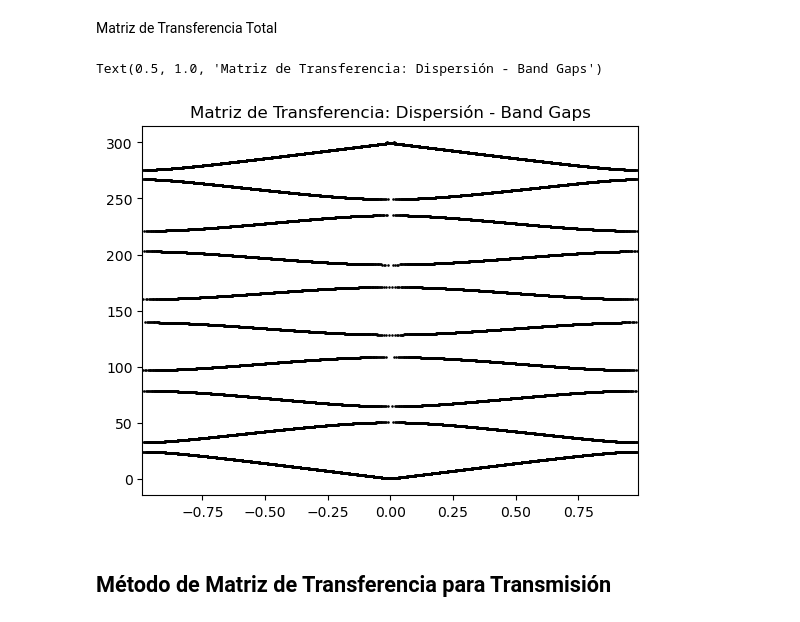
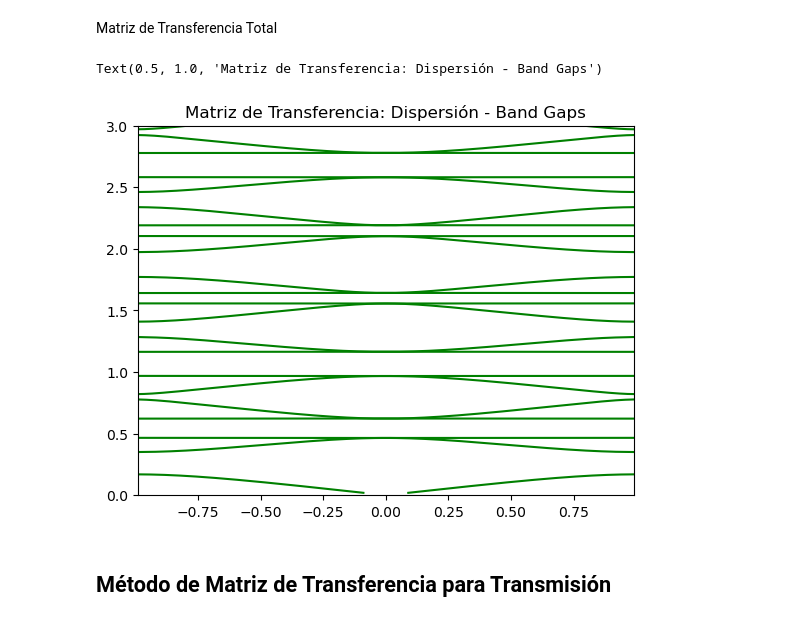
Before and after one commit to Jwpr-dpr/Tesis, a Jupyter notebook: CristalFotonico.ipynb, the cells around one changed output. Saved outputs shown, nothing was run; the diff lists cells and outputs as text; code cells hidden in the pictures.

```diff
--- a/CristalFotonico.ipynb
+++ b/CristalFotonico.ipynb
@@ -17,9 +18,11 @@ u_a = 1
 # %% [markdown]
 Capa $B$
 # %%
-b = 2
+b = 4e-6
 e_b = 1
 u_b = 1
+
+freN=10e12
 # %% [markdown]
 Ahora, definimos los índices de refracción, en este caso los representamos al cuadrado
 # %%
@@ -28,22 +31,24 @@ n_b2 = e_b * u_b
 # %% [markdown]
 Establecemos las condiciones para la capa $A$, en este caso, $Q$ está premultiplicado por $\frac{a}{2}$
 # %%
+ce = 3e8
+
 def Q_a(v,theta):
-    return (np.pi / 300) * v * (a/2) * np.sqrt(n_a2 - np.sin(theta)**2)
+    return (2*np.pi*v)*np.sqrt(n_a2 - np.sin(theta)**2)*a/ce
 
 def M_a(v,theta):
-    m = np.array([[np.cos(1*Q_a(v,theta)), u_a*a/(2 * Q_a(v,theta)) * np.sin(1 * Q_a(v,theta)) ],
-                  [-2 * Q_a(v,theta)/(u_a * a) * np.sin(Q_a(v,theta)) , np.cos(1*Q_a(v,theta))]])
+    m = np.array([[np.cos(1*Q_a(v,theta)), u_a*a/( Q_a(v,theta)) * np.sin(1 * Q_a(v,theta)) ],
+                  [- Q_a(v,theta)/(u_a * a) * np.sin(Q_a(v,theta)) , np.cos(1*Q_a(v,theta))]])
     return m
 # %% [markdown]
 Ahora las condiciones para la capa $B$
 # %%
 def Q_b(v,theta):
-    return (np.pi / 300) * v * np.sqrt(n_b2 - np.sin(theta)**2) * (b/2)
+    return (2*np.pi*v)* np.sqrt(n_b2 - np.sin(theta)**2)*b/ce
 
 def M_b(v,theta):
-    m = np.array([[np.cos(1*Q_b(v,theta)), u_b * b/ (2 * Q_b(v,theta)) * np.sin(1 * Q_b(v,theta)) ],
-                  [-2 * Q_b(v,theta)/(u_b * b) * np.sin(Q_b(v,theta)) , np.cos(1*Q_b(v,theta))]])
+    m = np.array([[np.cos(1*Q_b(v,theta)), u_b * b/ (Q_b(v,theta)) * np.sin(1 * Q_b(v,theta)) ],
+                  [-Q_b(v,theta)/(u_b * b) * np.sin(Q_b(v,theta)) , np.cos(1*Q_b(v,theta))]])
     return m
 # %% [markdown]
 Matriz de Transferencia Total
@@ -62,18 +67,21 @@ def X(v,theta):
         return -1
     else:
         return (1/np.pi) * ((np.arccos((1/2)* MAT(v,theta)))).real
+# %%
+cte=(a+b)/ce
+vs = np.arange(0.1,300,0.001)*freN
+freqs = vs*cte
+values = [X(v,theta) for v in vs]
+valuesNeg = [-X(v,theta) for v in vs]
 # %%
-vs = np.arange(0.1,300,0.01)
-values = [X(v,theta) for v in vs]
-valuesNeg = [-X(v,theta) for v in vs]
-
-plt.plot(values,vs,'o',markersize=0.85,color='black')
-plt.plot(valuesNeg,vs,'o',markersize=0.85,color='black')
+plt.plot(values,freqs,'-',markersize=0.85,color='green')
+plt.plot(valuesNeg,freqs,'-',markersize=0.85,color='green')
 plt.xlim(-0.99,0.99)
+plt.ylim(0,3)
 plt.title('Matriz de Transferencia: Dispersión - Band Gaps')
 # %% [output]
 Text(0.5, 1.0, 'Matriz de Transferencia: Dispersión - Band Gaps')
-[figure, old version]
+[figure, new version]
 # %% [markdown]
 ## Método de Matriz de Transferencia para Transmisión
 # %% [markdown]
```
Also changed, not shown: parts of 9 cells of this notebook, 1 other file.
